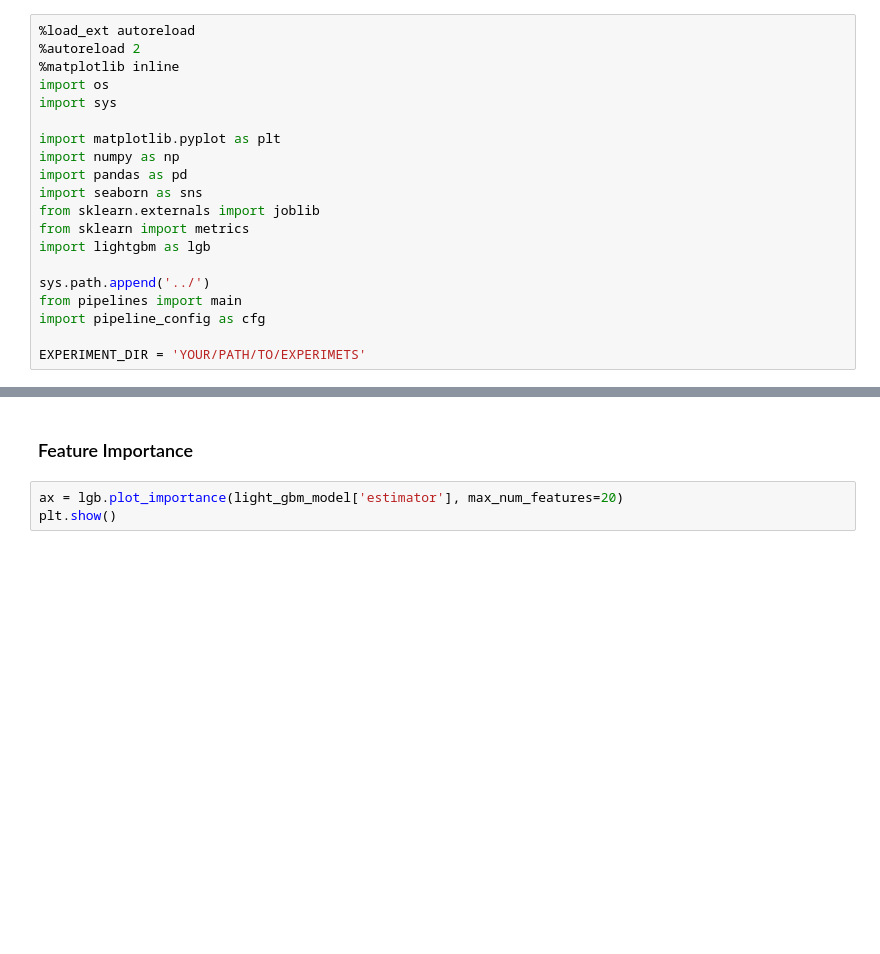
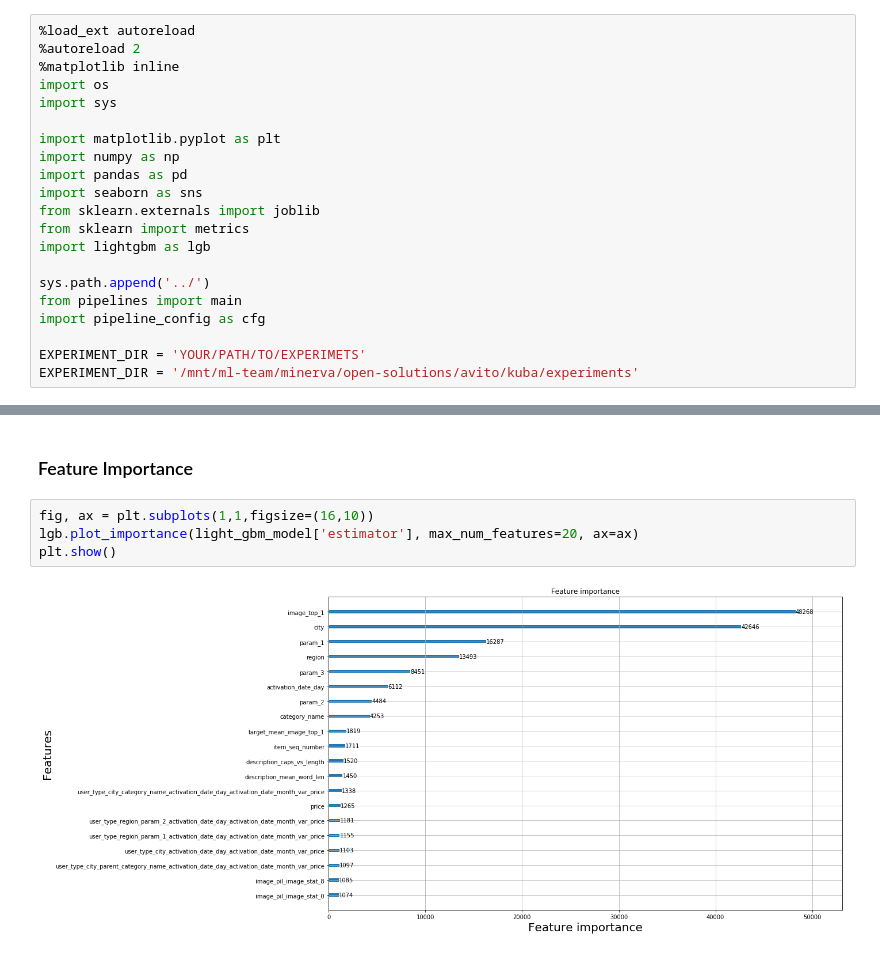
Before and after one commit to minerva-ml/open-solution-avito-demand-prediction, a Jupyter notebook: notebooks/devbook.ipynb, the cells around one changed output, grey strips where cells are left out. Saved outputs shown, nothing was run; the diff lists cells and outputs as text; blank space fills up the shorter version.

```diff
--- a/notebooks/devbook.ipynb
+++ b/notebooks/devbook.ipynb
@@ -18,4 +18,5 @@ from pipelines import main
 import pipeline_config as cfg
 
 EXPERIMENT_DIR = 'YOUR/PATH/TO/EXPERIMETS'
+EXPERIMENT_DIR = '/mnt/ml-team/minerva/open-solutions/avito/kuba/experiments'
 # %% [output]
@@ -97,5 +113,8 @@ plt.show()
 # %% [markdown]
 ### Feature Importance
 # %%
-ax = lgb.plot_importance(light_gbm_model['estimator'], max_num_features=20)
+fig, ax = plt.subplots(1,1,figsize=(16,10))
+lgb.plot_importance(light_gbm_model['estimator'], max_num_features=20, ax=ax)
 plt.show()
+# %% [output]
+[figure, added]
```
Also changed, not shown: parts of 7 cells of this notebook.
